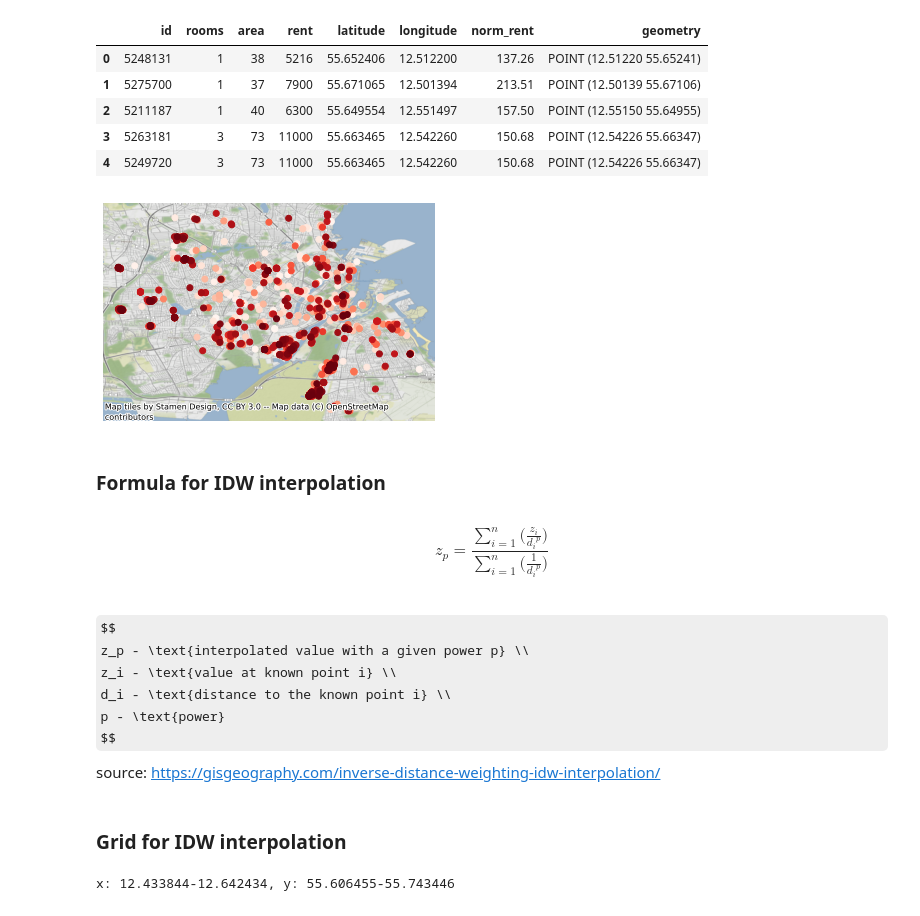
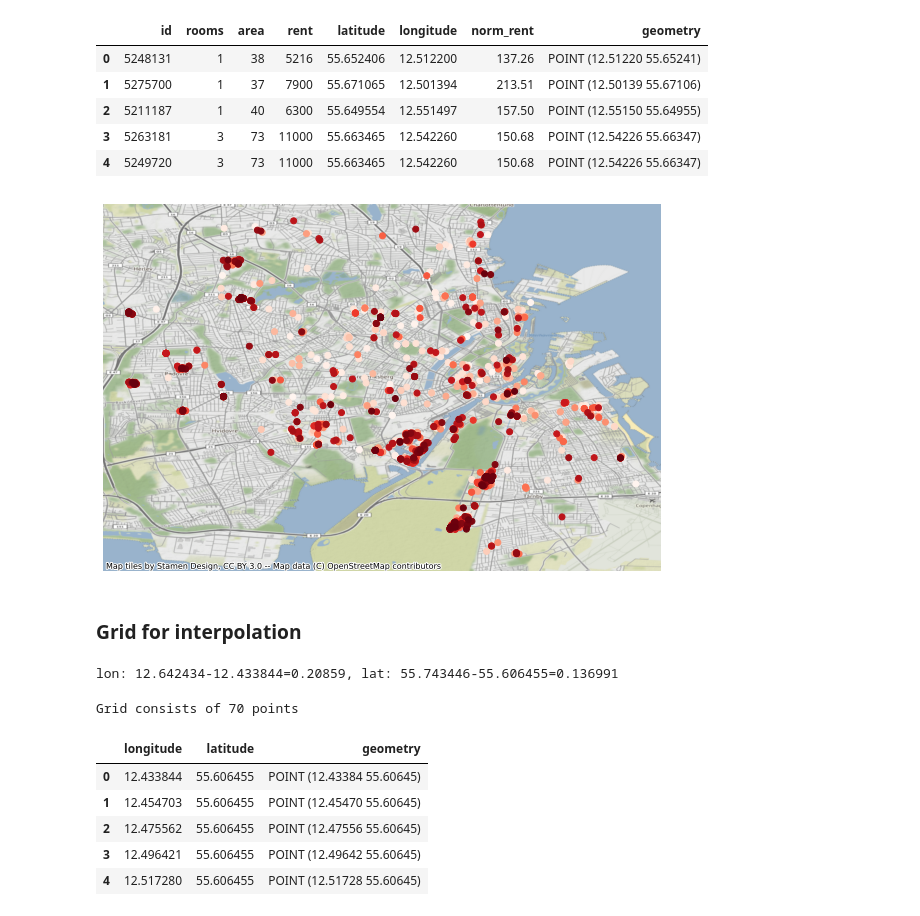
Before and after one commit to szymongalecki/Geospatial_Data_Science, a Jupyter notebook: idw_interpolation.ipynb, the cells around one changed output. Cells and saved outputs as stored; diff of their text form; code cells hidden in the pictures; some formulas as TeX source.

Commit message:
interpolation notebook

```diff
--- a/idw_interpolation.ipynb
+++ b/idw_interpolation.ipynb
@@ -48,43 +49,16 @@ gdf.head()
 | 4 | 5249720 | 3 | 73 | 11000 | 55.663465 | 12.542260 | 150.68 | POINT (12.54226 55.66347) |
 # %%
 # Visualise
-ax = gdf.plot(c=gdf["norm_rent"], cmap='Reds', legend=True)
+ax = gdf.plot(c=gdf["norm_rent"], cmap='Reds', figsize=(10,10))
 ax.set_axis_off()
 cx.add_basemap(ax, crs=gdf.crs)
 # %% [output]
-[figure, old version]
+[figure, new version]
 # %% [markdown]
-### Formula for IDW interpolation
+### Grid for interpolation
-# %% [markdown]
-$$
-z_p =
-\frac{
-        \sum_{i=1}^{n}
-        \big(
-            \frac{z_i}{{d_i}^p}
-        \big)
-    }
-    {
-        \sum_{i=1}^{n}
-        \big(
-            \frac{1}{{d_i}^p}
-        \big)
-    }
-$$
-# %% [markdown]
-$$
-z_p - \text{interpolated value with a given power p} \\
-z_i - \text{value at known point i} \\
-d_i - \text{distance to the known point i} \\
-p - \text{power}
-$$
-source:
-https://gisgeography.com/inverse-distance-weighting-idw-interpolation/
-# %% [markdown]
-### Grid for IDW interpolation
 # %%
 # Borders of the grid for interpolation
-x_min, y_min, x_max, y_max = gdf.geometry.total_bounds
-print(f"x: {x_min}-{x_max}, y: {y_min}-{y_max}")
+lon_min, lat_min, lon_max, lat_max = gdf.geometry.total_bounds
+print(f"lon: {lon_max}-{lon_min}={round(lon_max-lon_min, 6)}, lat: {lat_max}-{lat_min}={round(lat_max-lat_min, 6)}")
 # %% [output]
-x: 12.433844-12.642434, y: 55.606455-55.743446
+lon: 12.642434-12.433844=0.20859, lat: 55.743446-55.606455=0.136991
@@ -90,0 +70,21 @@ x: 12.433844-12.642434, y: 55.606455-55.743446
+# %%
+# Create grid of points
+grid = []
+for lat in np.arange(lat_min, lat_max, step):
+    for lon in np.arange(lon_min, lon_max, step):
+        grid.append([round(lon,6), round(lat,6)])
+print(f"Grid consists of {len(grid)} points")
+# %% [output]
+Grid consists of 70 points
+# %%
+# Create grid DataFrame and GeoDataFrame
+grid_df = pd.DataFrame(grid, columns=['longitude', 'latitude'])
+grid_gdf = gpd.GeoDataFrame(grid_df, geometry=gpd.points_from_xy(grid_df.longitude, grid_df.latitude), crs="EPSG:4326")
+grid_gdf.head()
+# %% [output]
+|  | longitude | latitude | geometry |
+| 0 | 12.433844 | 55.606455 | POINT (12.43384 55.60645) |
+| 1 | 12.454703 | 55.606455 | POINT (12.45470 55.60645) |
+| 2 | 12.475562 | 55.606455 | POINT (12.47556 55.60645) |
+| 3 | 12.496421 | 55.606455 | POINT (12.49642 55.60645) |
+| 4 | 12.517280 | 55.606455 | POINT (12.51728 55.60645) |
```
Also changed, not shown: parts of 19 cells of this notebook.
